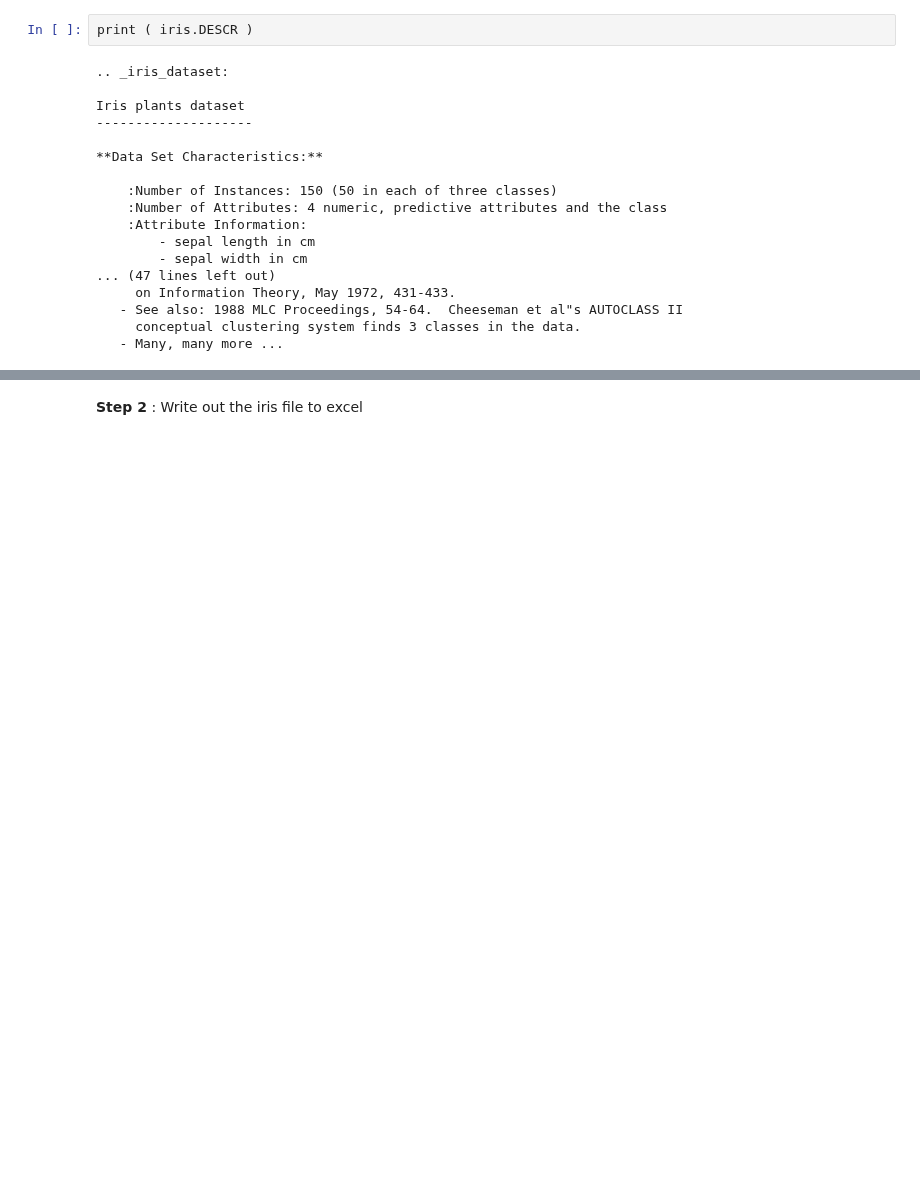
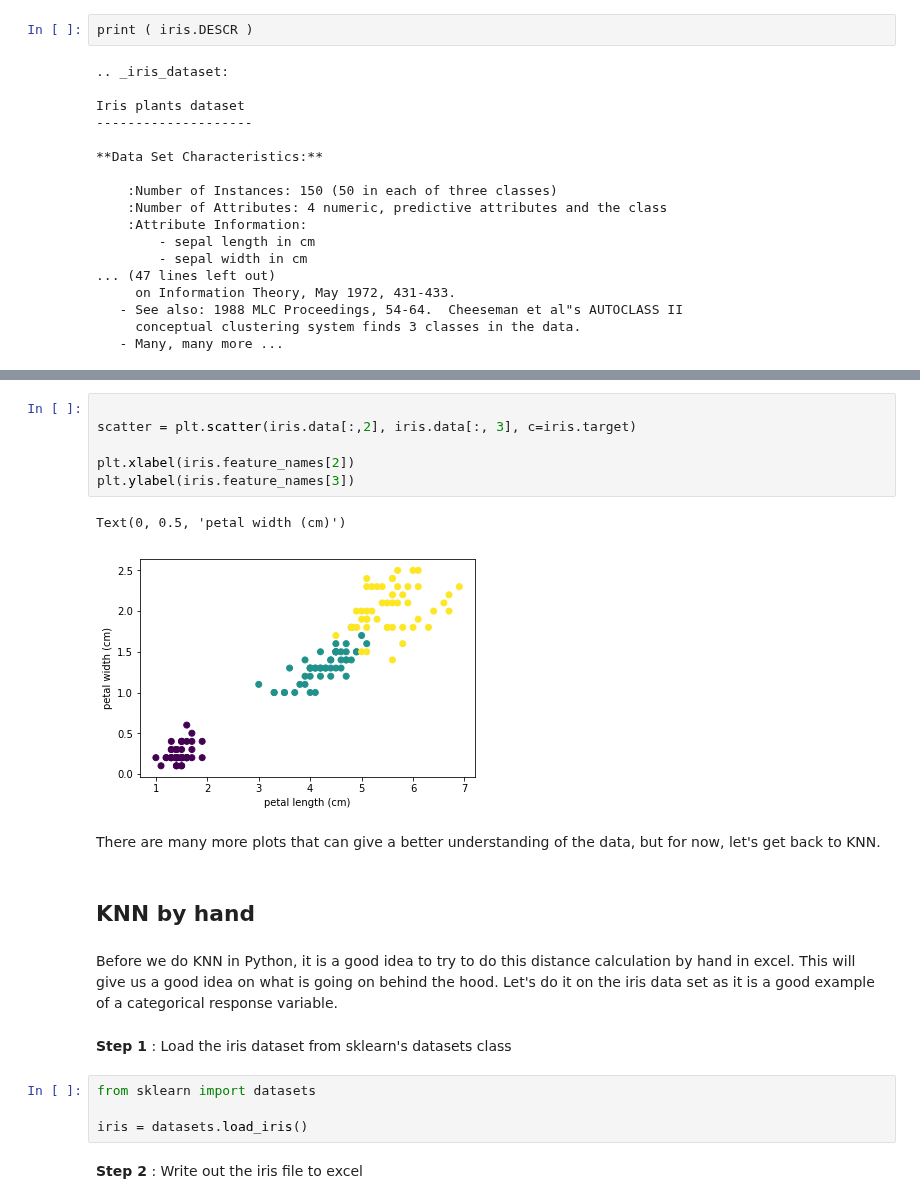
Before and after one commit to hotcode002/Machine-Learning-with-Python, a Jupyter notebook: week_2_math/day_9_classification/knn_classification.ipynb, the cells around one changed output, grey strips where cells are left out. Drawn from its saved outputs; the diff is of its cells as text; blank space fills up the shorter version.

```diff
--- a/week_2_math/day_9_classification/knn_classification.ipynb
+++ b/week_2_math/day_9_classification/knn_classification.ipynb
@@ -156,3 +184,24 @@ Iris plants dataset
+# %%
+
+scatter = plt.scatter(iris.data[:,2], iris.data[:, 3], c=iris.target)
+
+plt.xlabel(iris.feature_names[2])
+plt.ylabel(iris.feature_names[3])
+# %% [output]
+Text(0, 0.5, 'petal width (cm)')
+[figure, added]
+# %% [markdown]
+There are many more plots that can give a better understanding of the data, but for now, let's get back to KNN.
+# %% [markdown]
+## KNN by hand
+# %% [markdown]
+Before we do KNN in Python, it is a good idea to try to do this distance calculation by hand in excel. This will give us a good idea on what is going on behind the hood. Let's do it on the iris data set as it is a good example of a categorical response variable.
+# %% [markdown]
+**Step 1** : Load the iris dataset from sklearn's datasets class
+# %%
+from sklearn import datasets
+
+iris = datasets.load_iris()
 # %% [markdown]
 **Step 2** : Write out the iris file to excel
 # %%
```
Also changed, not shown: parts of 62 cells of this notebook, 15 other files.
